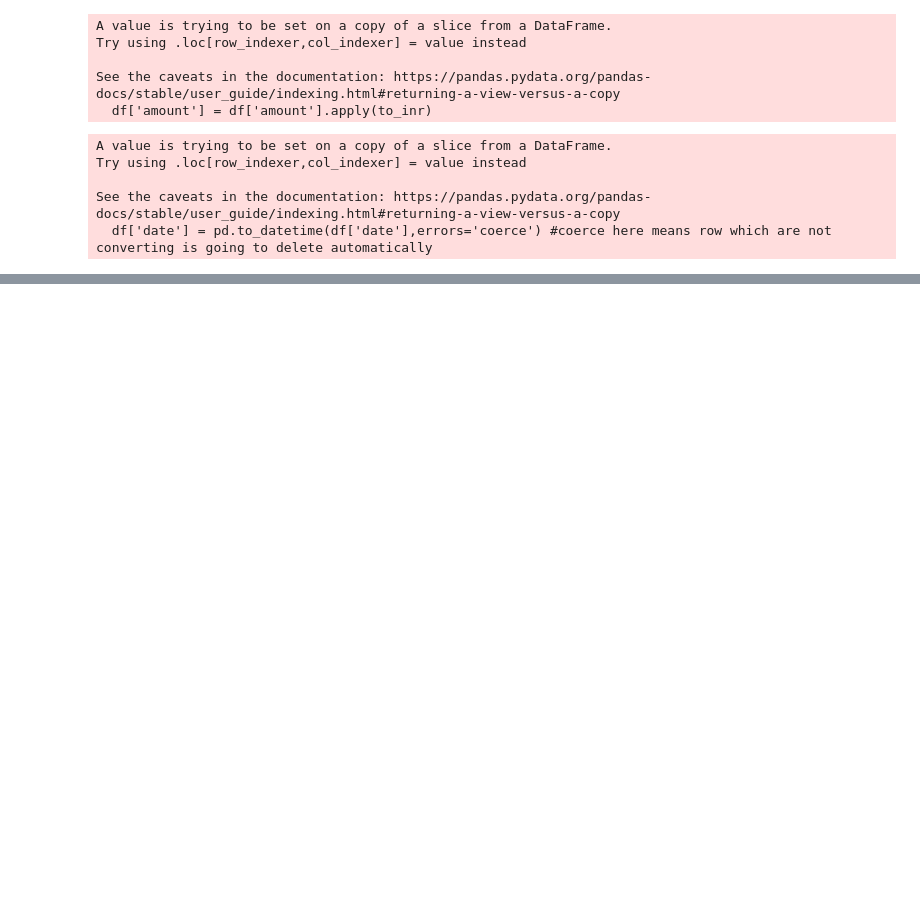
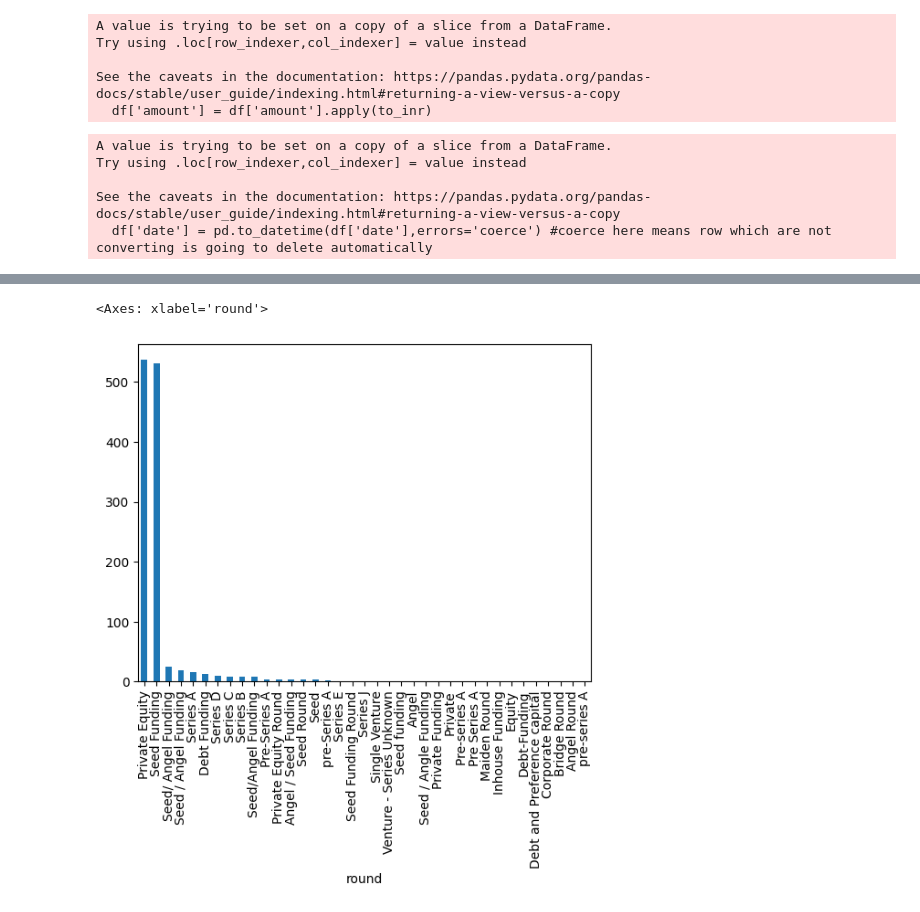
Before and after one commit to write2shivamgithub/Streamlit, a Jupyter notebook: Cleaning.ipynb, the cells around one changed output, grey strips where cells are left out. Saved outputs shown, nothing was run; the diff lists cells and outputs as text; code cells hidden in the pictures; blank space fills up the shorter version.

```diff
--- a/Cleaning.ipynb
+++ b/Cleaning.ipynb
@@ -425,0 +470,5 @@ temp_df[['x_axis','amount']]
+# %%
+df.groupby('round')['amount'].count().sort_values(ascending=False).plot(kind='bar')
+# %% [output]
+<Axes: xlabel='round'>
+[figure, added]
```
Also changed, not shown: parts of 25 cells of this notebook, 1 other file.
